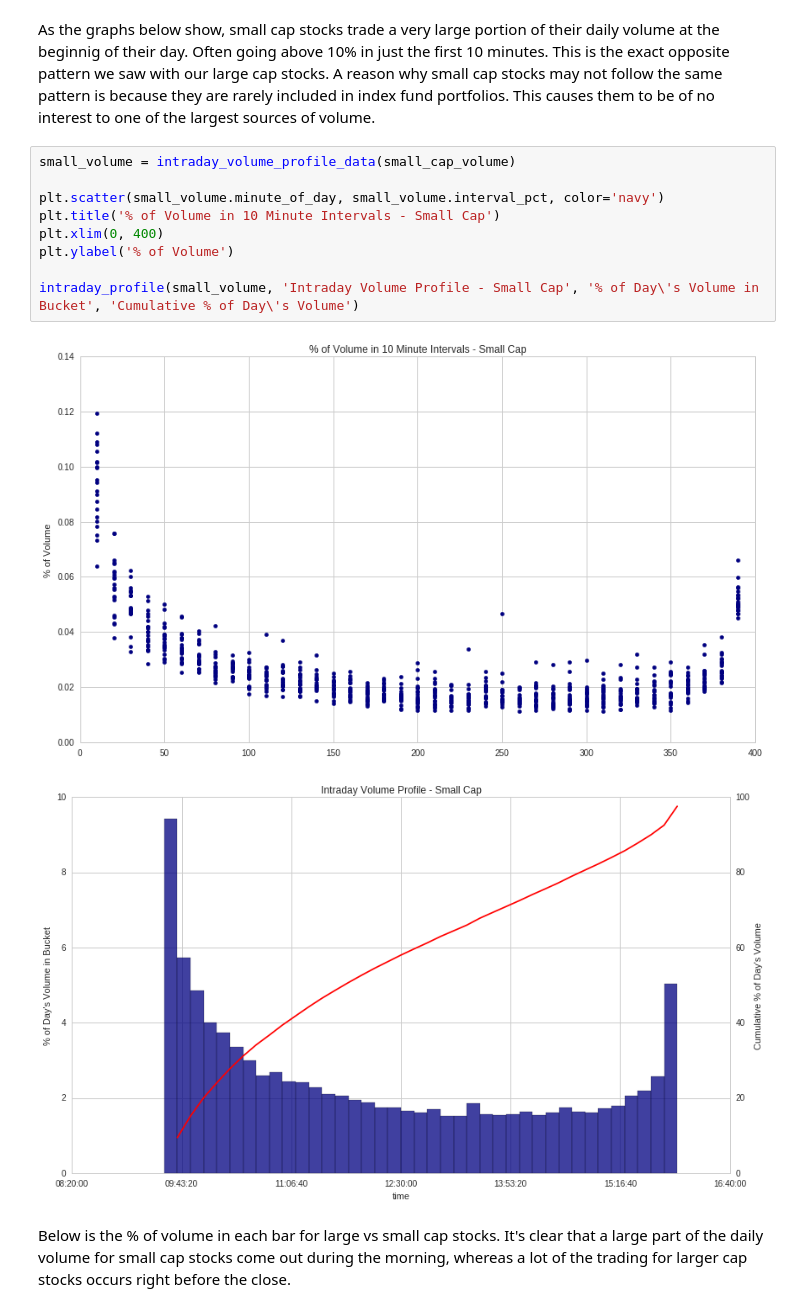
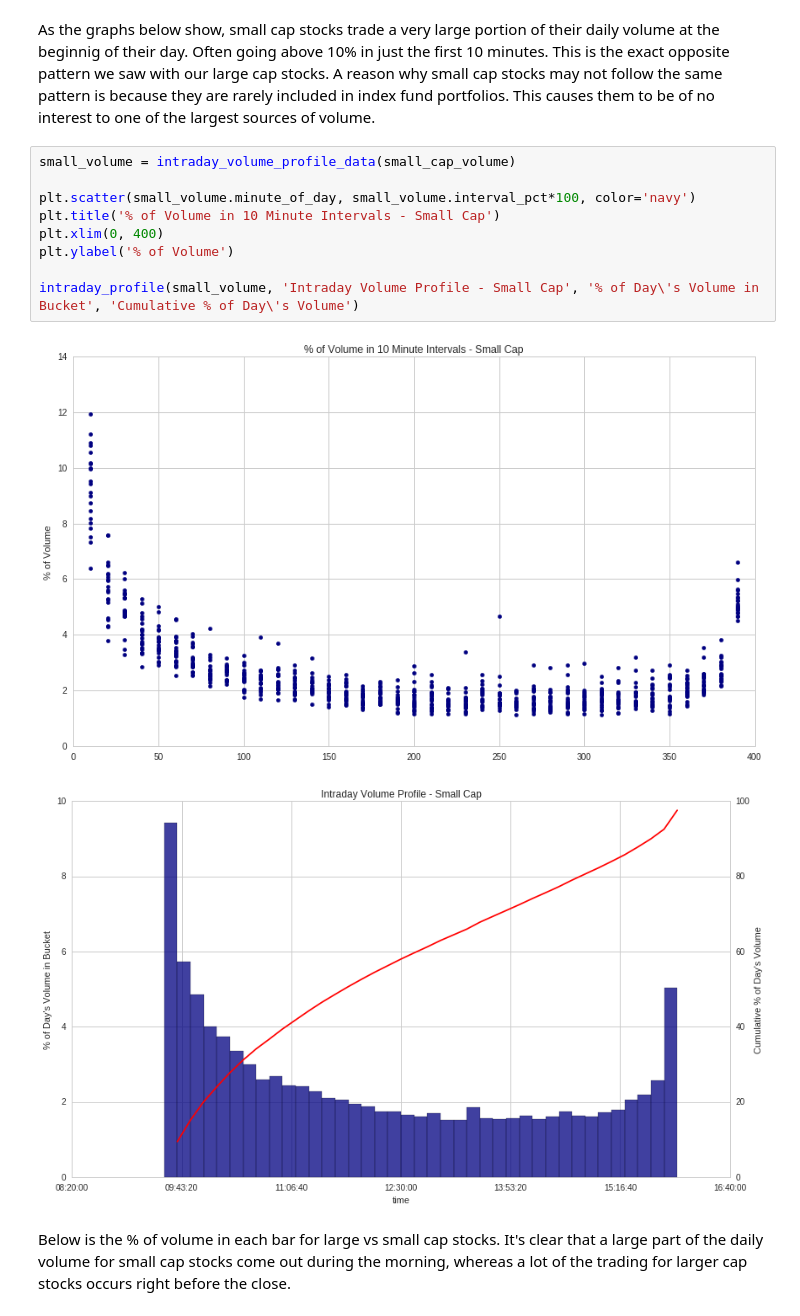
Before and after one commit to quantopian/research_public, a Jupyter notebook: notebooks/lectures/Introduction_to_Market_Microstructure/notebook.ipynb, the cells around one changed output. Drawn from its saved outputs; the diff is of its cells as text.

```diff
--- a/notebooks/lectures/Introduction_to_Market_Microstructure/notebook.ipynb
+++ b/notebooks/lectures/Introduction_to_Market_Microstructure/notebook.ipynb
@@ -267,14 +266,14 @@ As the graphs below show, small cap stocks trade a very large portion of their d
 # %%
 small_volume = intraday_volume_profile_data(small_cap_volume)
 
-plt.scatter(small_volume.minute_of_day, small_volume.interval_pct, color='navy')
+plt.scatter(small_volume.minute_of_day, small_volume.interval_pct*100, color='navy')
 plt.title('% of Volume in 10 Minute Intervals - Small Cap')
 plt.xlim(0, 400)
 plt.ylabel('% of Volume')
 
 intraday_profile(small_volume, 'Intraday Volume Profile - Small Cap', '% of Day\'s Volume in Bucket', 'Cumulative % of Day\'s Volume')
 # %% [output]
-[figure, old version]
+[figure, new version]
 [figure]
 # %% [markdown]
 Below is the % of volume in each bar for large vs small cap stocks. It's clear that a large part of the daily volume for small cap stocks come out during the morning, whereas a lot of the trading for larger cap stocks occurs right before the close.
```
Also changed, not shown: parts of 5 cells of this notebook, 1 other file.
